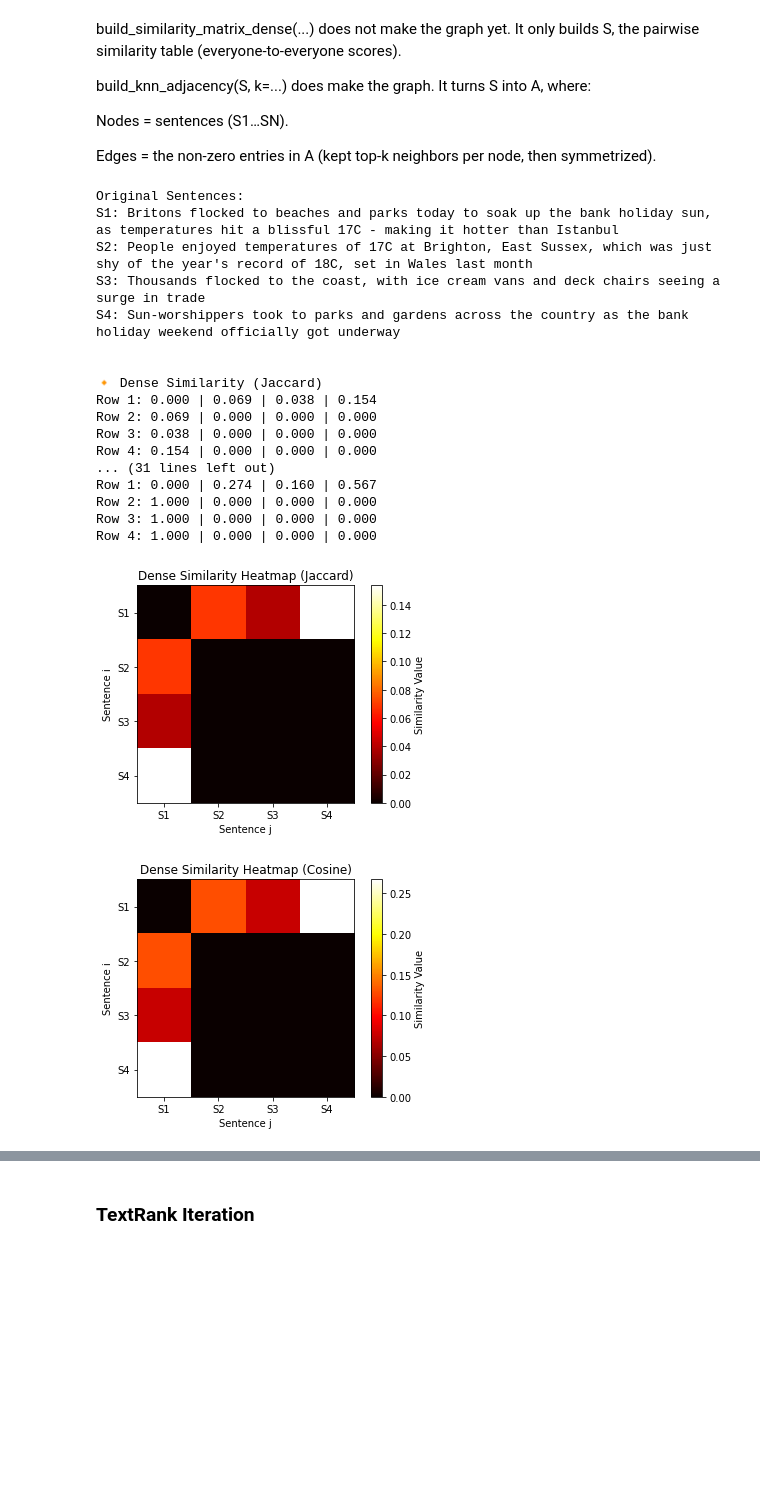
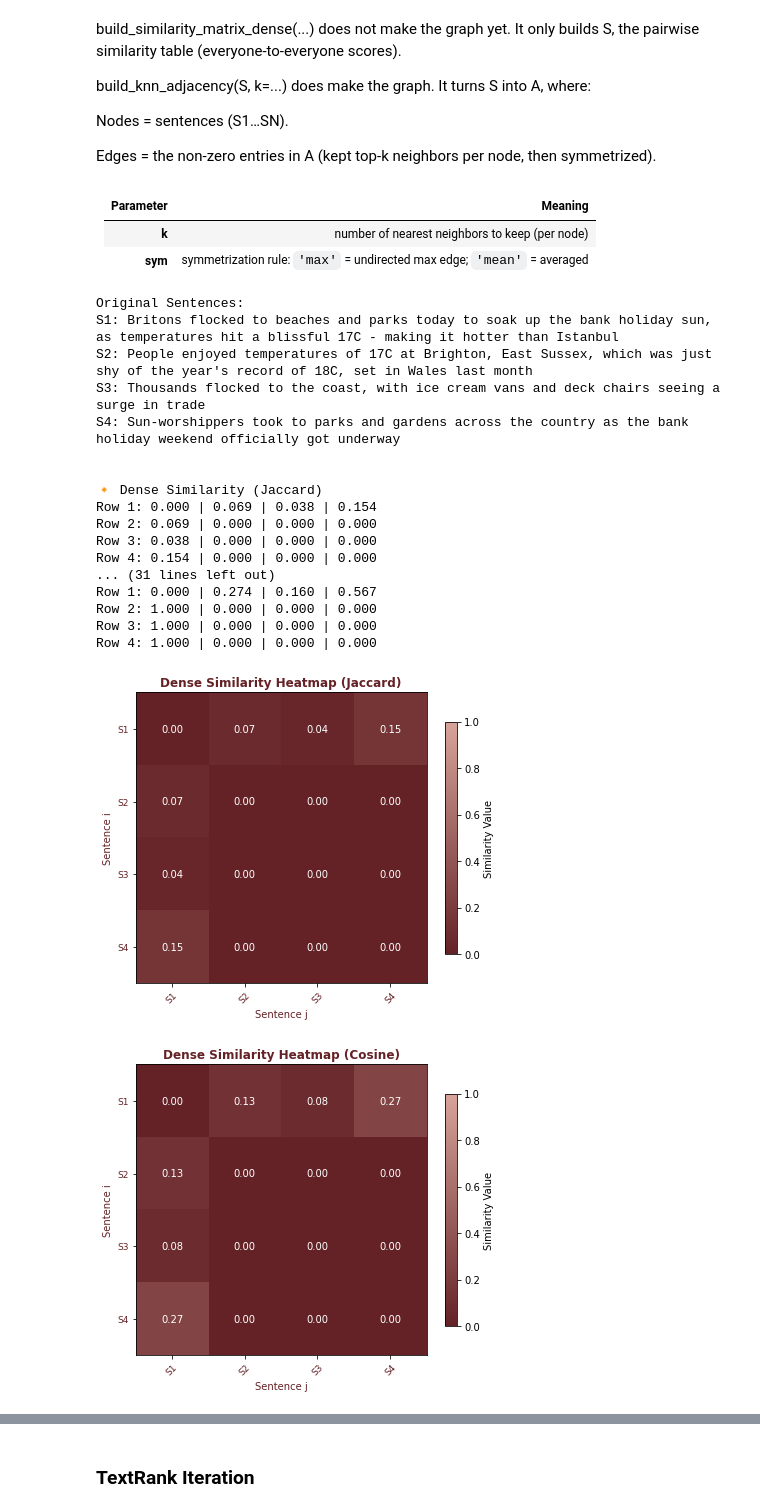
Before and after one commit to farnooshkareemi/Graph-Text-Summarizer, a Jupyter notebook: src/Summary.ipynb, the cells around one changed output, grey strips where cells are left out. Cells and saved outputs as stored; diff of their text form; code cells hidden in the pictures; blank space fills up the shorter version.

```diff
--- a/src/Summary.ipynb
+++ b/src/Summary.ipynb
@@ -255,9 +255,11 @@ def manual_tokenize_Articles(text):
                     should_split = True  # end of text
 
             if should_split:
+                processed.append(ch)          # Keep terminator
                 processed.append(TEMP_DELIMITER)
-                i = j  # continue scanning from after whitespace (quotes handled next loop)
+                i = k                         # resume after quotes/brackets
                 continue
+
             else:
                 processed.append(ch)
         else:
@@ -374,6 +376,13 @@ for i, s in enumerate(original_Articles):
 print("\nCleaned Word Tokens (Features for Similarity Matrix):")
 for i, tokens in enumerate(cleaned_tokens):
     print(f"S{i+1} Tokens: {tokens}")
+
+
+
+
+
+
+# CHECKED ____________
 # %% [output]
 Step 1: Tokenization and Cleaning Output Trace (SMART SPLIT) ---
 Original Sentences (Nodes):
@@ -688,8 +756,20 @@ build_knn_adjacency(S, k=...) does make the graph. It turns S into A, where:
 Nodes = sentences (S1…SN).
 
 Edges = the non-zero entries in A (kept top-k neighbors per node, then symmetrized).
+# %% [markdown]
+| Parameter | Meaning                                                                 |
+| --------- | ----------------------------------------------------------------------- |
+| **k**     | number of nearest neighbors to keep (per node)                          |
+| **sym**   | symmetrization rule: `'max'` = undirected max edge; `'mean'` = averaged |
 # %%
-# --- PHASE 2: GRAPH CONSTRUCTION (Adjacency Matrix via k-NN) ---
+import matplotlib.pyplot as plt
+import matplotlib.colors as mcolors
+
+# === CUSTOM COLOR PALETTE ===
+THEME_COLORS = ["#642226", "#d7a49a"]
+custom_cmap = mcolors.LinearSegmentedColormap.from_list("theme_cmap", THEME_COLORS)
+
+# === PHASE 2: GRAPH CONSTRUCTION (Adjacency Matrix via k-NN) ===
 
 def build_similarity_matrix_dense(token_lists, metric="jaccard"):
     """
@@ -706,6 +786,7 @@ def build_similarity_matrix_dense(token_lists, metric="jaccard"):
             S[i][j] = w
             S[j][i] = w
     return S
+
 
 def build_knn_adjacency(sim_matrix, k=2, sym="max"):
     """
@@ -741,56 +822,76 @@ def build_knn_adjacency(sim_matrix, k=2, sym="max"):
             A[j][i] = w
     return A
 
-# --- Example usage ---
+
+# === CUSTOM VISUALIZATION (using theme colors) ===
+def plot_heatmap(matrix, title, labels):
+    plt.figure(figsize=(6, 5))
+    plt.imshow(matrix, cmap=custom_cmap, interpolation="nearest", vmin=0, vmax=1)
+    plt.title(title, fontsize=12, fontweight="bold", color="#642226")
+    plt.colorbar(label="Similarity Value", shrink=0.8)
+    plt.xticks(range(len(labels)), [f"S{i+1}" for i in range(len(labels))],
+               rotation=45, fontsize=9, color="#642226")
+    plt.yticks(range(len(labels)), [f"S{i+1}" for i in range(len(labels))],
+               fontsize=9, color="#642226")
+    for i in range(len(matrix)):
+        for j in range(len(matrix)):
+            plt.text(j, i, f"{matrix[i][j]:.2f}", ha='center', va='center', color="#fff")
+
+    plt.xlabel("Sentence j", fontsize=10, color="#642226")
+    plt.ylabel("Sentence i", fontsize=10, color="#642226")
+    plt.tight_layout()
+    plt.show()
+
+
+# === PIPELINE EXECUTION ===
 original_Articles, cleaned_tokens = preprocess_text_manual(article_text_input)
 
-# Dense similarity matrices (no thresholding here)
+# Dense similarity matrices
 S_jac = build_similarity_matrix_dense(cleaned_tokens, metric="jaccard")
 S_cos = build_similarity_matrix_dense(cleaned_tokens, metric="cosine")
 
-# k-NN adjacency (choose k; k=2 is a good default for short news)
+# k-NN adjacency (k=2 is good for short news)
 A_jac_knn = build_knn_adjacency(S_jac, k=2, sym="max")
 A_cos_knn = build_knn_adjacency(S_cos, k=2, sym="max")
 
-# Row-normalize to get transition matrices for TextRank
+# Row-normalize to get transition matrices
 P_jac = row_normalize(A_jac_knn)
 P_cos = row_normalize(A_cos_knn)
 
-# --- OPTIONAL: quick inspection/plots ---
+# === PRINT INSPECTION ===
 print("\nOriginal Sentences:")
 for i, s in enumerate(original_Articles):
     print(f"S{i+1}: {s}")
 
-# If you kept your print_matrix helper:
 print_matrix(S_jac, "\n🔸 Dense Similarity (Jaccard)")
 print_matrix(S_cos, "\n🔸 Dense Similarity (Cosine)")
 print_matrix(A_jac_knn, "\n🔹 k-NN Adjacency (Jaccard, k=2)")
 print_matrix(A_cos_knn, "\n🔹 k-NN Adjacency (Cosine, k=2)")
 print_matrix(P_jac, "\n🔹 Row-Normalized Transition (Jaccard k-NN)")
 print_matrix(P_cos, "\n🔹 Row-Normalized Transition (Cosine k-NN)")
 
-# If you kept your plot_heatmap helper:
+# === VISUALIZE RESULTS WITH THEME COLORS ===
 plot_heatmap(S_jac, "Dense Similarity Heatmap (Jaccard)", original_Articles)
 plot_heatmap(S_cos, "Dense Similarity Heatmap (Cosine)", original_Articles)
 plot_heatmap(A_jac_knn, "k-NN Adjacency Heatmap (Jaccard, k=2)", original_Articles)
 plot_heatmap(A_cos_knn, "k-NN Adjacency Heatmap (Cosine, k=2)", original_Articles)
 # %% [output]
 Original Sentences:
 S1: Britons flocked to beaches and parks today to soak up the bank holiday sun, as temperatures hit a blissful 17C - making it hotter than Istanbul
 S2: People enjoyed temperatures of 17C at Brighton, East Sussex, which was just shy of the year's record of 18C, set in Wales last month
 S3: Thousands flocked to the coast, with ice cream vans and deck chairs seeing a surge in trade
 S4: Sun-worshippers took to parks and gardens across the country as the bank holiday weekend officially got underway
 
 
 🔸 Dense Similarity (Jaccard)
 Row 1: 0.000 | 0.069 | 0.038 | 0.154
 Row 2: 0.069 | 0.000 | 0.000 | 0.000
 Row 3: 0.038 | 0.000 | 0.000 | 0.000
 Row 4: 0.154 | 0.000 | 0.000 | 0.000
 ... (31 lines left out)
 Row 1: 0.000 | 0.274 | 0.160 | 0.567
 Row 2: 1.000 | 0.000 | 0.000 | 0.000
 Row 3: 1.000 | 0.000 | 0.000 | 0.000
 Row 4: 1.000 | 0.000 | 0.000 | 0.000
-[figure, old version]
+[figure, new version]
-[figure, old version]
+[figure, new version]
```
Also changed, not shown: parts of 6 cells of this notebook.
